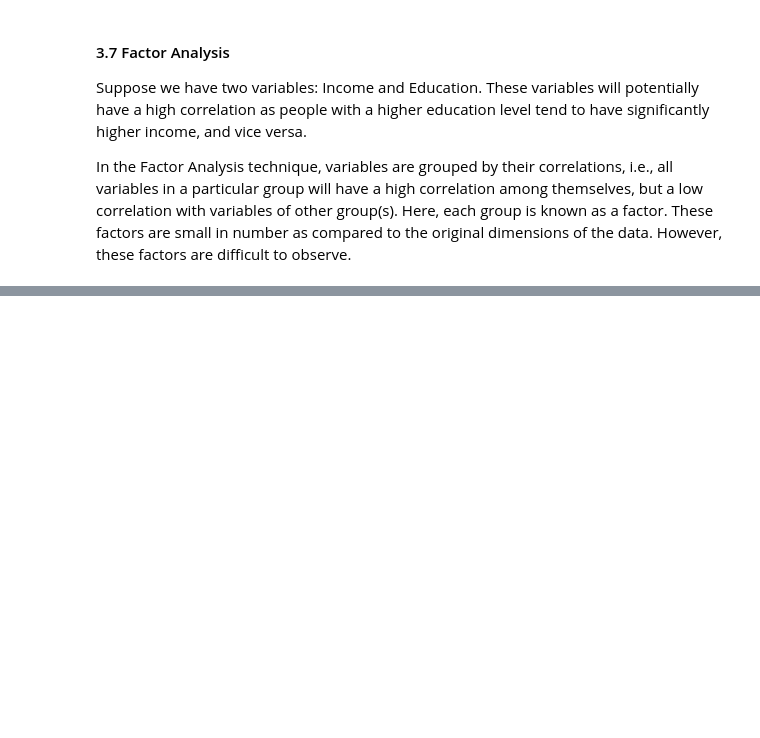
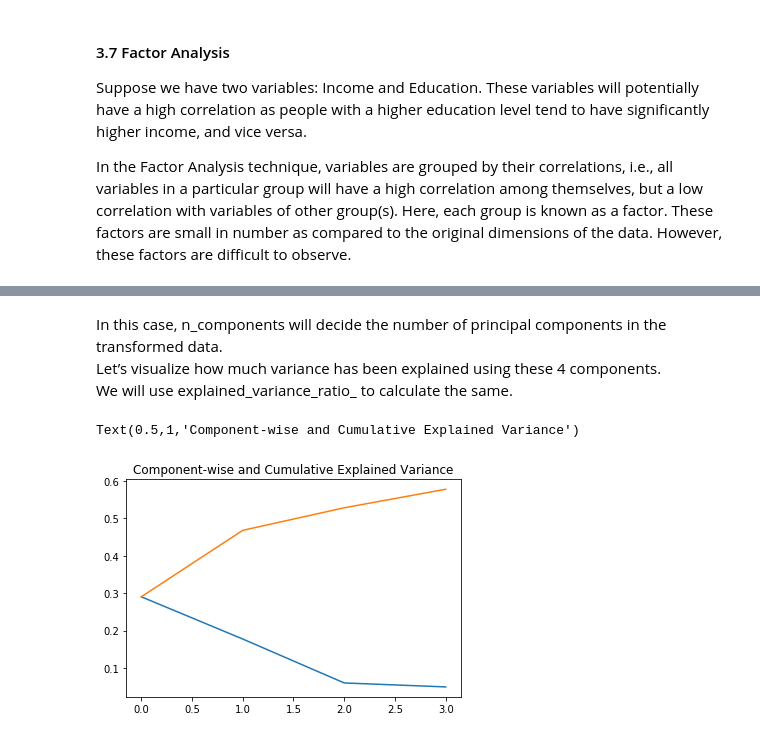
Before and after one commit to rsouza/FGV_Intro_DS, a Jupyter notebook: notebooks/EDA_Dimensionality_Reduction.ipynb, the cells around one changed output, grey strips where cells are left out. Saved outputs shown, nothing was run; the diff lists cells and outputs as text; code cells hidden in the pictures; blank space fills up the shorter version.

```diff
--- a/notebooks/EDA_Dimensionality_Reduction.ipynb
+++ b/notebooks/EDA_Dimensionality_Reduction.ipynb
@@ -460,0 +563,15 @@ In the Factor Analysis technique, variables are grouped by their correlations, i
+# %%
+from sklearn.decomposition import PCA
+pca = PCA(n_components=4)
+pca_result = pca.fit_transform(df[feat_cols].values)
+# %% [markdown]
+In this case, n_components will decide the number of principal components in the transformed data.
+Let’s visualize how much variance has been explained using these 4 components.
+We will use explained_variance_ratio_ to calculate the same.
+# %%
+plt.plot(range(4), pca.explained_variance_ratio_)
+plt.plot(range(4), np.cumsum(pca.explained_variance_ratio_))
+plt.title("Component-wise and Cumulative Explained Variance")
+# %% [output]
+Text(0.5,1,'Component-wise and Cumulative Explained Variance')
+[figure, added]
```
Also changed, not shown: parts of 38 cells of this notebook, 3 other files.
